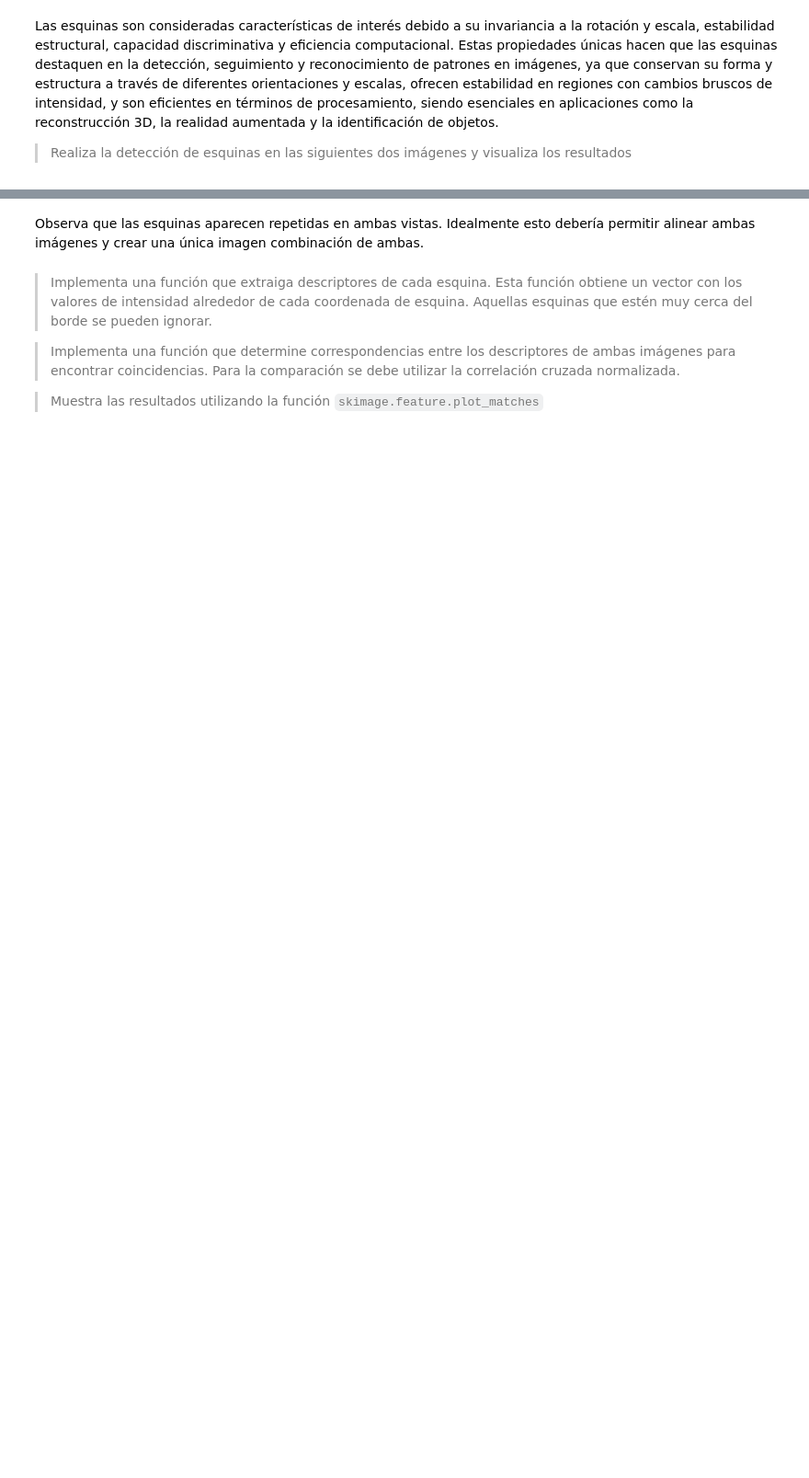
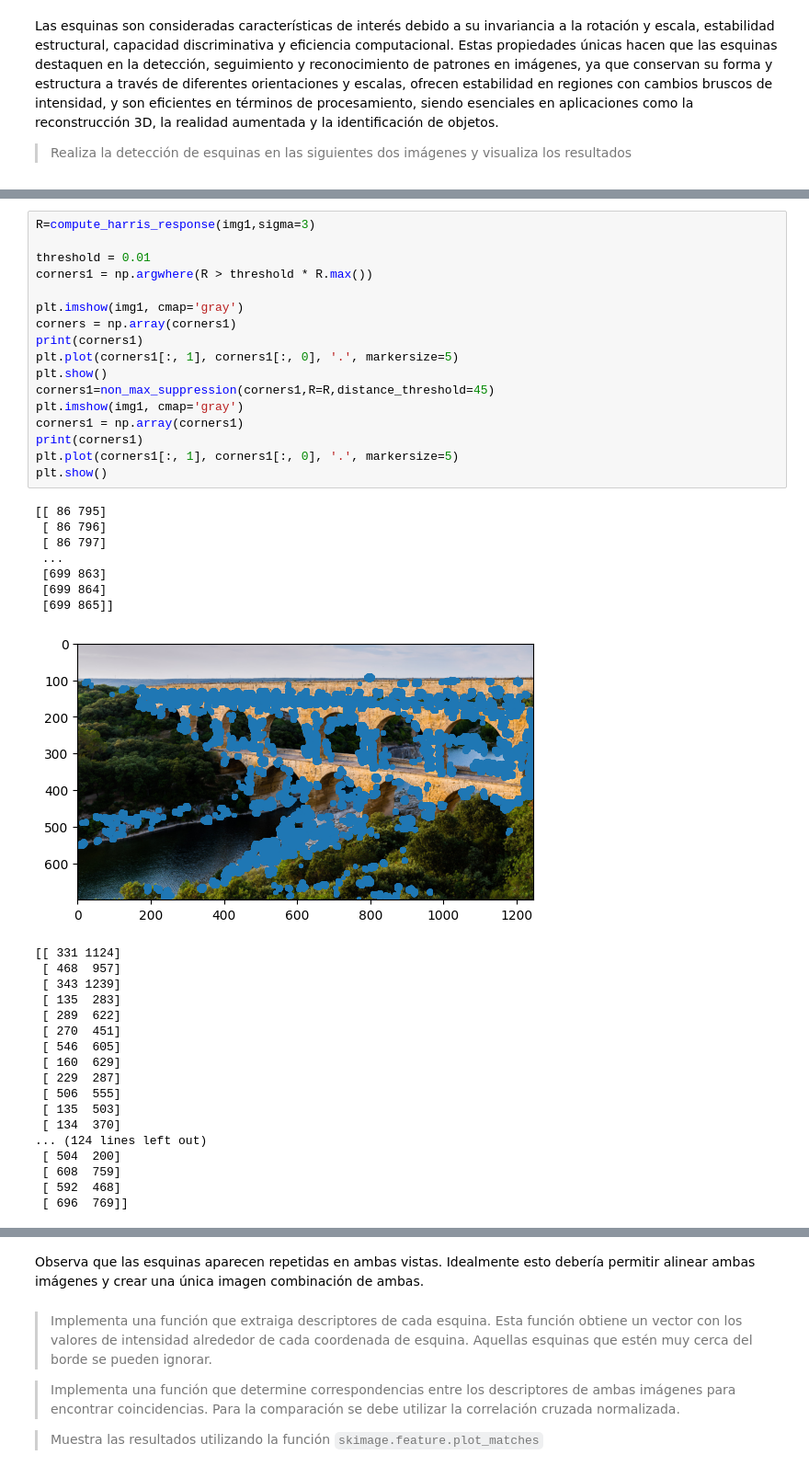
Before and after one commit to revekkadiana/Visi-n_Artificial, a Jupyter notebook: Prac05-Puntos.ipynb, the cells around one changed output, grey strips where cells are left out. Shown at 92% size. Cells and saved outputs as stored; diff of their text form; blank space fills up the shorter version.

```diff
--- a/Prac05-Puntos.ipynb
+++ b/Prac05-Puntos.ipynb
@@ -154,0 +192,43 @@ Based on the extension, the following plugins might add capable backends:
+# %%
+R=compute_harris_response(img1,sigma=3)
+
+threshold = 0.01
+corners1 = np.argwhere(R > threshold * R.max())
+
+plt.imshow(img1, cmap='gray')
+corners = np.array(corners1)
+print(corners1)
+plt.plot(corners1[:, 1], corners1[:, 0], '.', markersize=5)
+plt.show()
+corners1=non_max_suppression(corners1,R=R,distance_threshold=45)
+plt.imshow(img1, cmap='gray')
+corners1 = np.array(corners1)
+print(corners1)
+plt.plot(corners1[:, 1], corners1[:, 0], '.', markersize=5)
+plt.show()
+# %% [output]
+[[ 86 795]
+ [ 86 796]
+ [ 86 797]
+ ...
+ [699 863]
+ [699 864]
+ [699 865]]
+[figure, added]
+[[ 331 1124]
+ [ 468  957]
+ [ 343 1239]
+ [ 135  283]
+ [ 289  622]
+ [ 270  451]
+ [ 546  605]
+ [ 160  629]
+ [ 229  287]
+ [ 506  555]
+ [ 135  503]
+ [ 134  370]
+... (124 lines left out)
+ [ 504  200]
+ [ 608  759]
+ [ 592  468]
+ [ 696  769]]
```
Also changed, not shown: parts of 13 cells of this notebook, 25 other files.
